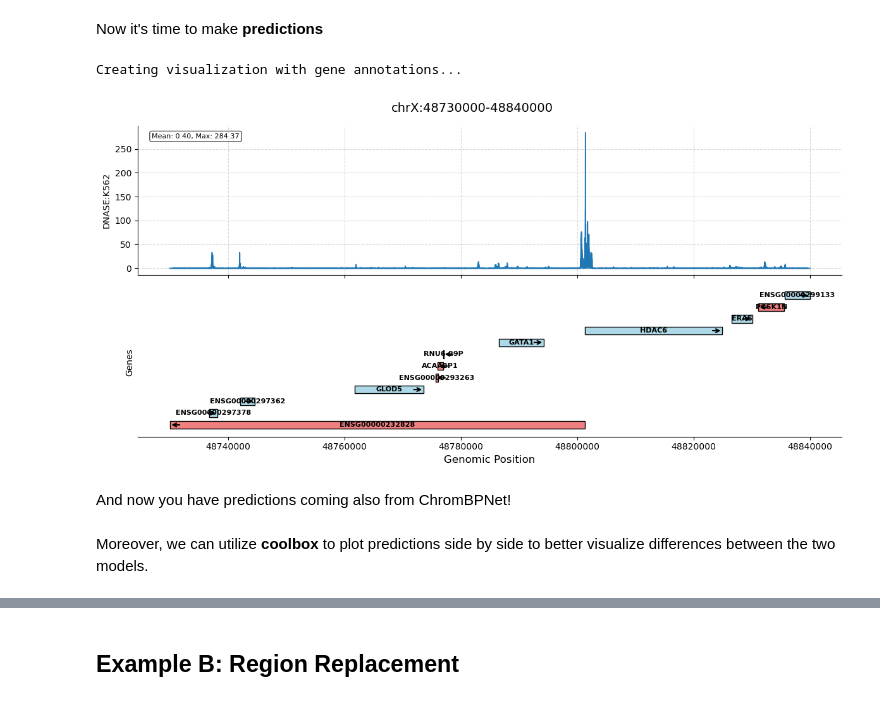
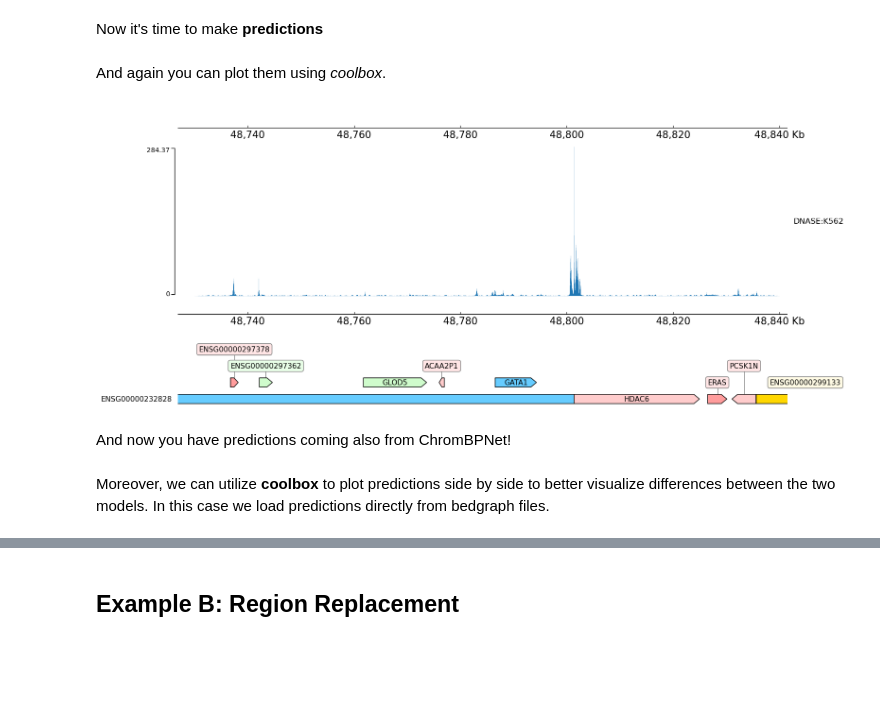
Before and after one commit to pinellolab/chorus, a Jupyter notebook: examples/chrombpnet_enformer_gata1.ipynb, the cells around one changed output, grey strips where cells are left out. Drawn from its saved outputs; the diff is of its cells as text; code cells hidden in the pictures; blank space fills up the shorter version.

```diff
--- a/examples/chrombpnet_enformer_gata1.ipynb
+++ b/examples/chrombpnet_enformer_gata1.ipynb
@@ -370,48 +300,28 @@ bpnet_results = chrombpnet_results.save_predictions_as_bedgraph(
     output_dir="bedgraph_outputs",
     prefix="a_wt_chrombpnet"
 )
-# %%
-# Helper function - Visualize Chorus Predictions
-from chorus.utils.visualization import visualize_chorus_predictions
-
-# For visualization, get the output window coordinates
-# Create visualization with gene annotations using pyGenomeTracks
-print("\nCreating visualization with gene annotations...")
-try:
-    visualize_chorus_predictions(
-        predictions=chrombpnet_results,
-        track_ids=['DNASE:K562'],
-        output_file=None,  # Display inline
-        gtf_file=str(gtf_path),  # Add gene annotations
-        use_pygenometracks=False  # Use pyGenomeTracks for better gene visualization
-    )
-    # print("Saved visualization to: gata1_wt_with_genes.png")
-
-    # Display the saved image
-    # from IPython.display import Image, display
-    # display(Image('gata1_wt_with_genes.png', width=800))
-
-except Exception as e:
-    print(f"Could not create pyGenomeTracks visualization: {e}")
-    print("Falling back to matplotlib visualization...")
-
-    # Fallback to matplotlib for inline display
-    visualize_chorus_predictions(
-        predictions=chrombpnet_results,
-        track_ids=['DNASE:K562'],
-        output_file=None,  # Display inline
-        gtf_file=str(gtf_path),
-        use_pygenometracks=False
-    )
-finally:
-    pass
-# %% [output]
-Creating visualization with gene annotations...
-[figure, removed]
+# %% [markdown]
+And again you can plot them using *coolbox*.
+# %%
+from coolbox.api import *
+
+frame = (
+    XAxis()
+    + chrombpnet_results[tracks[0]].get_coolbox_representation(
+        add_xaxis=True,
+        add_vlines=False,
+        title=f"{tracks[0]}"
+    )
+    + GTF(str(gtf_path)) # input annotations
+  )
+
+frame.plot("chrX:48726820-48841508") # plot tracks for enformer window size
+# %% [output]
+[figure, added]
 # %% [markdown]
 And now you have predictions coming also from ChromBPNet!
 # %% [markdown]
-Moreover, we can utilize **coolbox** to plot predictions side by side to better visualize differences between the two models.
+Moreover, we can utilize **coolbox** to plot predictions side by side to better visualize differences between the two models. In this case we load predictions directly from bedgraph files.
 # %%
 from coolbox.api import *
 
```
Also changed, not shown: parts of 70 cells of this notebook, 2 other files.
